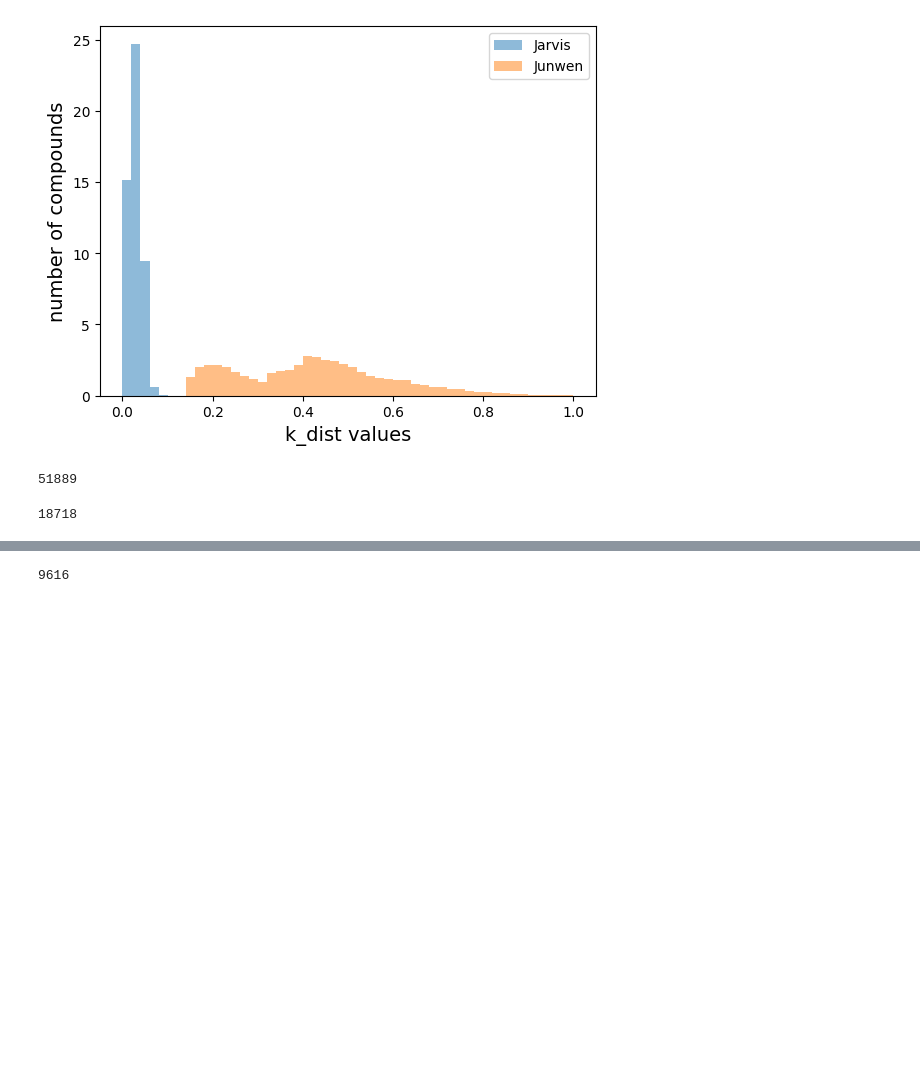
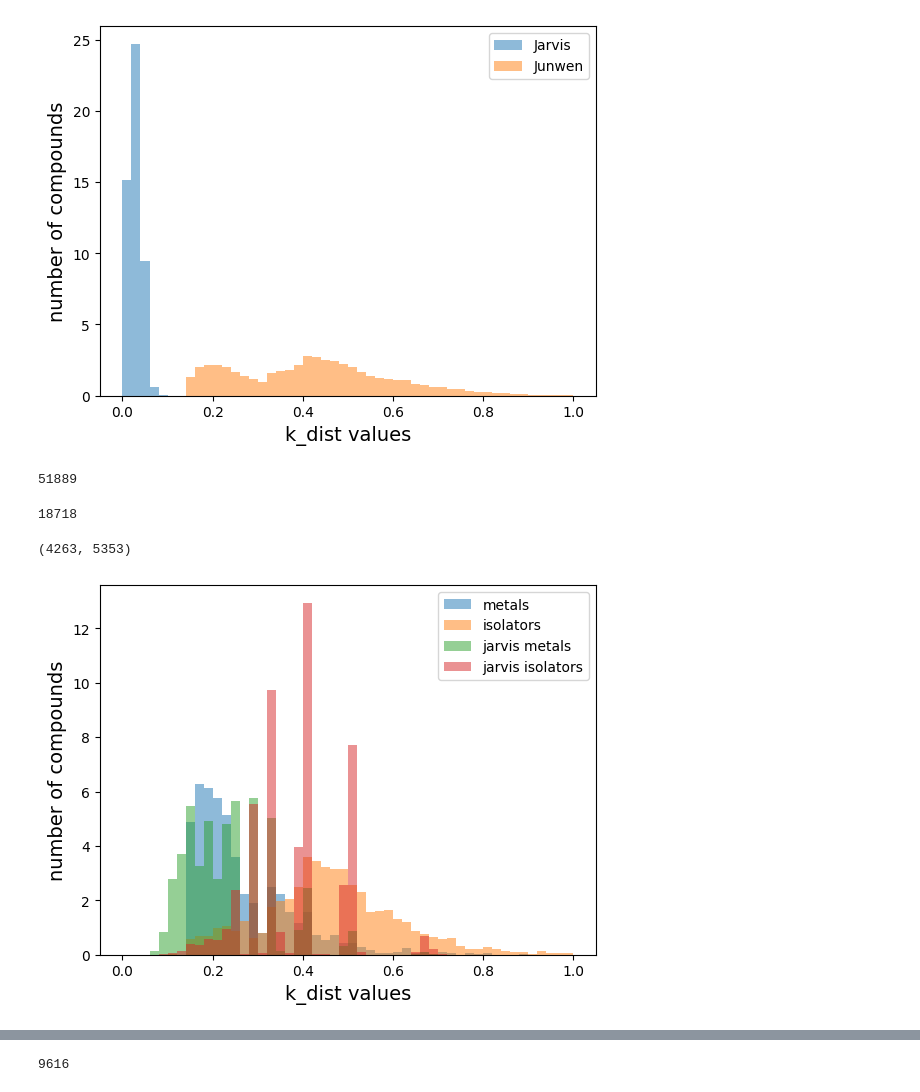
Before and after one commit to stfc/goldilocks_kpoints, a Jupyter notebook: notebooks/Jarvis-vs-QE.ipynb, the cells around one changed output, grey strips where cells are left out. Saved outputs shown, nothing was run; the diff lists cells and outputs as text; code cells hidden in the pictures; blank space fills up the shorter version.

```diff
--- a/notebooks/Jarvis-vs-QE.ipynb
+++ b/notebooks/Jarvis-vs-QE.ipynb
@@ -126 +113,19 @@ df=pd.DataFrame({
     })
+# %%
+da=df.loc[df['optb88vdw_bandgap']==0]
+db=df.loc[df['optb88vdw_bandgap']>0]
+# %%
+len(da), len(db)
+# %% [output]
+(4263, 5353)
+# %%
+plt.hist(da['junwen_kdist'].values, range=(0,1), bins=50,alpha=0.5, density=True, label='metals')
+plt.hist(db['junwen_kdist'].values, range=(0,1), bins=50,alpha=0.5, density=True, label='isolators')
+plt.hist(daa['k_dist'].values*10, range=(0,1), bins=50,alpha=0.5, density=True, label='jarvis metals')
+plt.hist(dbb['k_dist'].values*10, range=(0,1), bins=50,alpha=0.5, density=True, label='jarvis isolators')
+plt.xlabel('k_dist values',fontsize=14)
+plt.ylabel('number of compounds',fontsize=14)
+plt.legend()
+plt.show()
+# %% [output]
+[figure, added]
```
Also changed, not shown: parts of 10 cells of this notebook, 2 other files.
